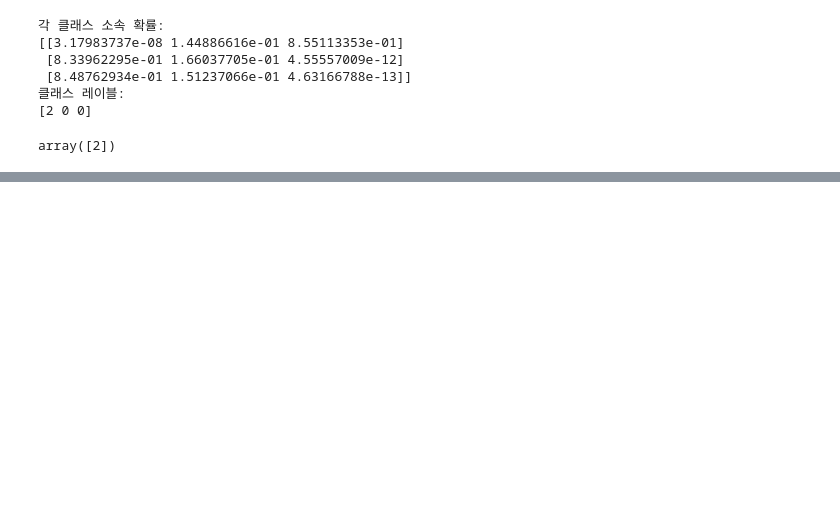
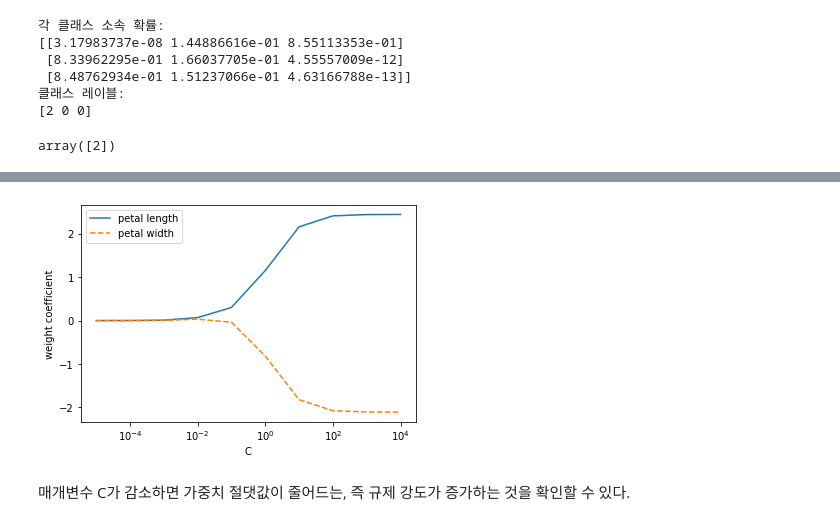
Before and after one commit to qwerty1037/machine_learning, a Jupyter notebook: PythonMachineLearning/Ch3/3-2.LogisticRegression.ipynb, the cells around one changed output, grey strips where cells are left out. Saved outputs shown, nothing was run; the diff lists cells and outputs as text; code cells hidden in the pictures; blank space fills up the shorter version.

```diff
--- a/PythonMachineLearning/Ch3/3-1.ScikitLearn.ipynb
+++ b/PythonMachineLearning/Ch3/3-2.LogisticRegression.ipynb
@@ -395,0 +338,21 @@ array([2])
+# %%
+weights, params = [], []
+
+for c in np.arange(-5,5):
+    lr = LogisticRegression(solver='liblinear', multi_class='auto', C=10.**c, random_state = 1)
+    lr.fit(X_train_std, y_train)
+    weights.append(lr.coef_[1])
+    params.append(10.**c)
+
+weights = np.array(weights)
+plt.plot(params, weights[:,0], label = 'petal length')
+plt.plot(params, weights[:,1], linestyle='--', label='petal width')
+plt.ylabel('weight coefficient') # coefficient: 계수
+plt.xlabel('C')
+plt.legend(loc='upper left')
+plt.xscale('log')
+plt.show()
+# %% [output]
+[figure, added]
+# %% [markdown]
+매개변수 C가 감소하면 가중치 절댓값이 줄어드는, 즉 규제 강도가 증가하는 것을 확인할 수 있다.
```
Also changed, not shown: parts of 19 cells of this notebook, 5 other files.
